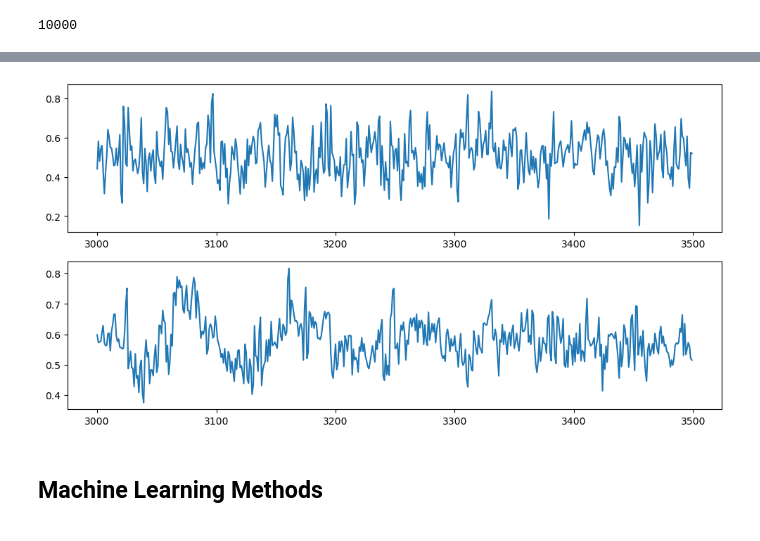
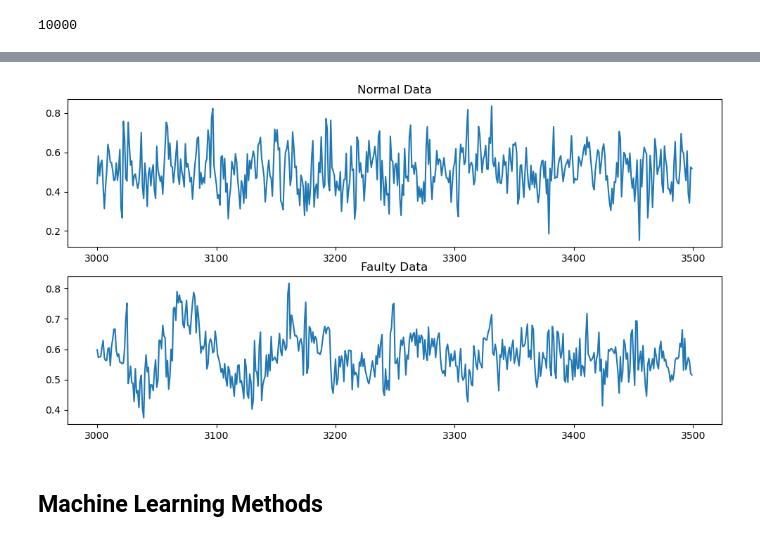
Before and after one commit to Morganh201/AnomalyDetection, a Jupyter notebook: AnomalyDetectionMethodsTEP.ipynb, the cells around one changed output, grey strips where cells are left out. Drawn from its saved outputs; the diff is of its cells as text; code cells hidden in the pictures.

```diff
--- a/AnomalyDetectionMethodsTEP.ipynb
+++ b/AnomalyDetectionMethodsTEP.ipynb
@@ -241,14 +237,16 @@ plt.show()
 # %%
 plt.figure(figsize=(12, 6))
 process = 2
 index = 6
 plt.subplot(211)
+plt.title("Normal Data")
 plt.plot(df_normal_train[f'xmeas_{process}'][index*500:index*500+500])
 plt.subplot(212)
+plt.title("Faulty Data")
 plt.plot(df_faulty_train[f'xmeas_{process}'][index*500:index*500+500])
 plt.show()
 # %% [output]
-[figure, old version]
+[figure, new version]
 # %% [markdown]
 ## Machine Learning Methods
 # %%
```
Also changed, not shown: parts of 6 cells of this notebook.
